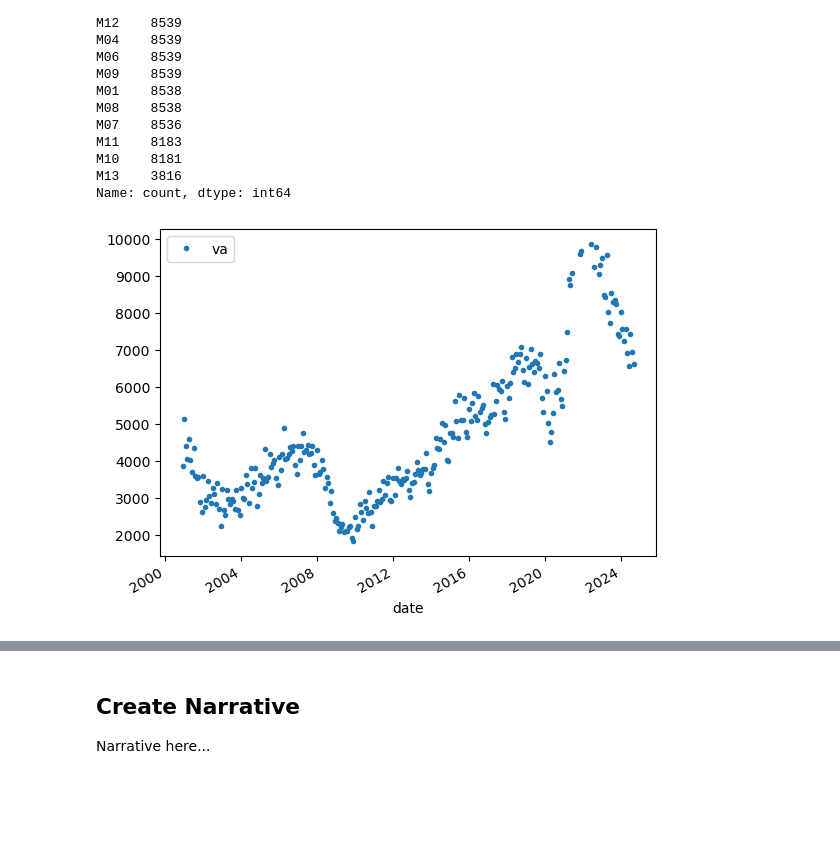
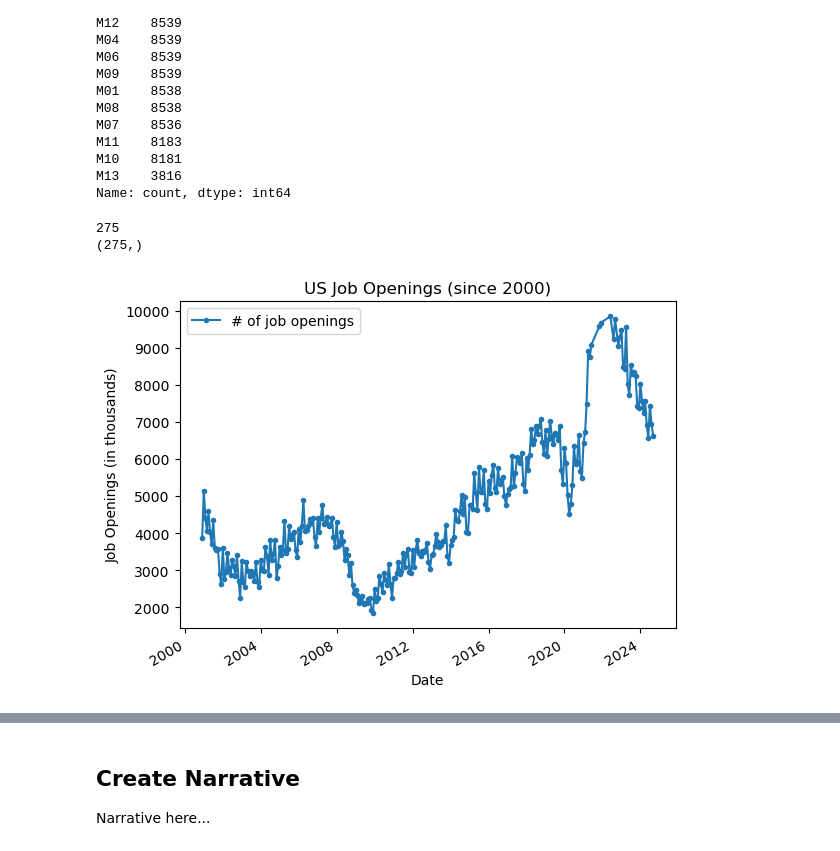
Before and after one commit to mdgarber/DataStoryTelling-JOLTS, a Jupyter notebook: DataStoryTelling-JOLTS.ipynb, the cells around one changed output, grey strips where cells are left out. Cells and saved outputs as stored; diff of their text form; code cells hidden in the pictures; blank space fills up the shorter version.

Commit message:
added annual line graph

```diff
--- a/DataStoryTelling-JOLTS.ipynb
+++ b/DataStoryTelling-JOLTS.ipynb
@@ -158,10 +158,24 @@ joltsData['date'] = pd.to_datetime({'year' : dfYears,
 # drop null dates - these are M13 which are yearly aggregates
 nullDateIdx = joltsData[joltsData['date'].isna()].index
 joltsData = joltsData.drop(index=nullDateIdx)
+# %%
+# make filtered data set for national macro data - not split up by industry, etc
+# JTU100000000000000JOL  - code for not seasonally adjusted, all non-farm jobs, levels not rates
+joltsDataV2 = joltsData[joltsData['series_id'] == 'JTU100000000000000JOL']
+# %%
+# check uniqueness of date data - one observation per month/year combination
+print(joltsDataV2['date'].nunique())
+print(joltsDataV2['date'].shape)
+# %% [output]
+275
+(275,)
 # %%
 # plot data
-# JTU100000000000000JOL  - code for not seasonally adjusted, all non-farm jobs, levels not rates
-joltsData[joltsData['series_id'] == 'JTU100000000000000JOL'].plot(x='date', y='va', marker='.', linestyle='None')
+joltsDataV2.plot(x='date', y='va', marker='.', linestyle='-', label='# of job openings')
+plt.xlabel('Date')
+plt.ylabel("Job Openings (in thousands)")
+plt.title('US Job Openings (since 2000)')
+plt.legend()
 plt.show()
 # %% [output]
-[figure, old version]
+[figure, new version]
```
Also changed, not shown: parts of 5 cells of this notebook.
